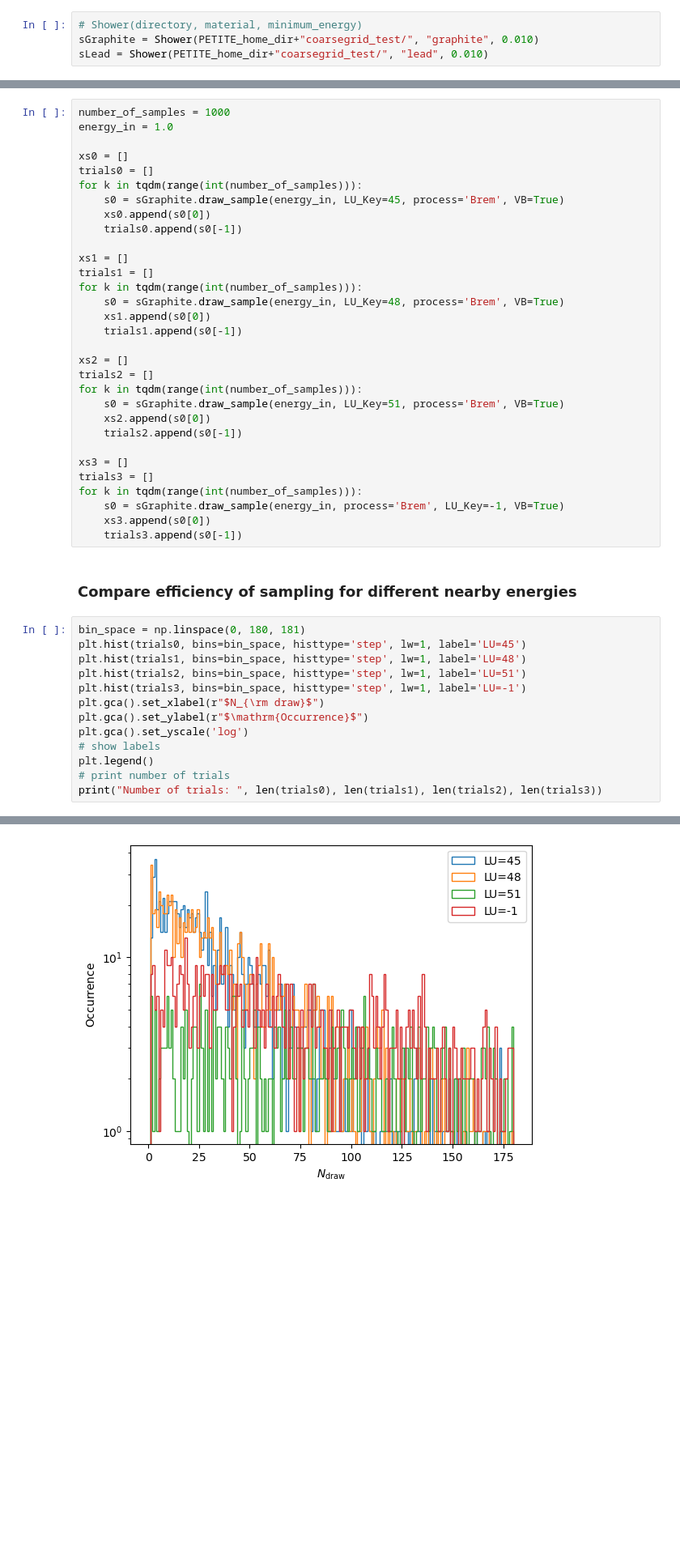
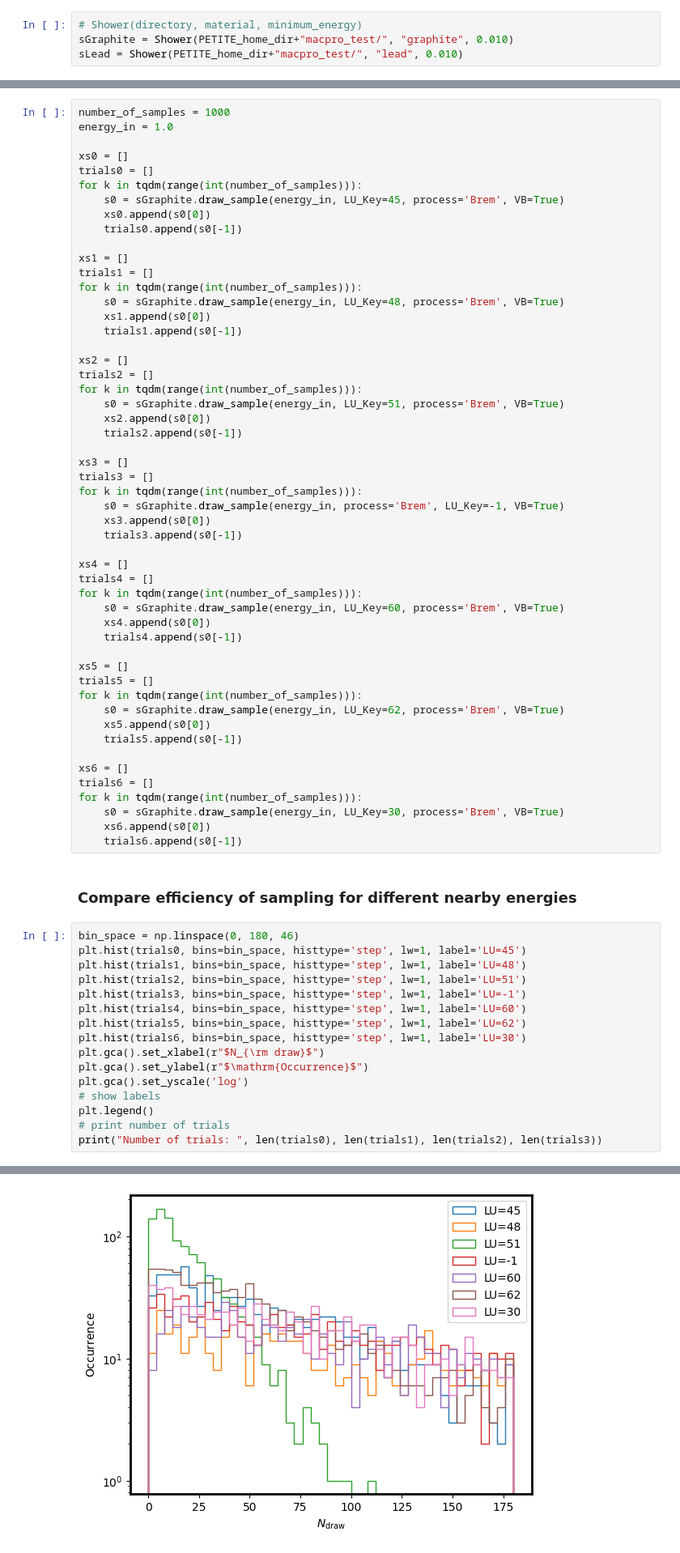
Before and after one commit to kjkellyphys/PETITE, a Jupyter notebook: examples/shower_SM.ipynb, the cells around one changed output, grey strips where cells are left out. Shown at 81% size. Saved outputs shown, nothing was run; the diff lists cells and outputs as text; blank space fills up the shorter version.

Commit message:
Added fine grid in macpro_test

```diff
--- a/examples/shower_SM.ipynb
+++ b/examples/shower_SM.ipynb
@@ -98,8 +98,8 @@ The minimum energy in the shower dictates the run-time. As one attempts to simul
 Pre-loaded materials are lead and graphite, but other materials can be included straightforwardly running other scripts in the PETITE utilities folder
 # %%
 # Shower(directory, material, minimum_energy)
-sGraphite = Shower(PETITE_home_dir+"coarsegrid_test/", "graphite", 0.010)
-sLead = Shower(PETITE_home_dir+"coarsegrid_test/", "lead", 0.010)
+sGraphite = Shower(PETITE_home_dir+"macpro_test/", "graphite", 0.010)
+sLead = Shower(PETITE_home_dir+"macpro_test/", "lead", 0.010)
 # %% [markdown]
 Now we create a list of energies to be used in the simulation.
 # %%
@@ -143,24 +157,48 @@ for k in tqdm(range(int(number_of_samples))):
     s0 = sGraphite.draw_sample(energy_in, process='Brem', LU_Key=-1, VB=True)
     xs3.append(s0[0])
     trials3.append(s0[-1])
+
+xs4 = []
+trials4 = []
+for k in tqdm(range(int(number_of_samples))):
+    s0 = sGraphite.draw_sample(energy_in, LU_Key=60, process='Brem', VB=True)
+    xs4.append(s0[0])
+    trials4.append(s0[-1])
+
+xs5 = []
+trials5 = []
+for k in tqdm(range(int(number_of_samples))):
+    s0 = sGraphite.draw_sample(energy_in, LU_Key=62, process='Brem', VB=True)
+    xs5.append(s0[0])
+    trials5.append(s0[-1])
+
+xs6 = []
+trials6 = []
+for k in tqdm(range(int(number_of_samples))):
+    s0 = sGraphite.draw_sample(energy_in, LU_Key=30, process='Brem', VB=True)
+    xs6.append(s0[0])
+    trials6.append(s0[-1])
 # %% [markdown]
 ### Compare efficiency of sampling for different nearby energies
 # %%
-bin_space = np.linspace(0, 180, 181)
+bin_space = np.linspace(0, 180, 46)
 plt.hist(trials0, bins=bin_space, histtype='step', lw=1, label='LU=45')
 plt.hist(trials1, bins=bin_space, histtype='step', lw=1, label='LU=48')
 plt.hist(trials2, bins=bin_space, histtype='step', lw=1, label='LU=51')
 plt.hist(trials3, bins=bin_space, histtype='step', lw=1, label='LU=-1')
+plt.hist(trials4, bins=bin_space, histtype='step', lw=1, label='LU=60')
+plt.hist(trials5, bins=bin_space, histtype='step', lw=1, label='LU=62')
+plt.hist(trials6, bins=bin_space, histtype='step', lw=1, label='LU=30')
 plt.gca().set_xlabel(r"$N_{\rm draw}$")
 plt.gca().set_ylabel(r"$\mathrm{Occurrence}$")
 plt.gca().set_yscale('log')
 # show labels
 plt.legend()
 # print number of trials
 print("Number of trials: ", len(trials0), len(trials1), len(trials2), len(trials3))
 # %% [output]
 Number of trials:  1000 1000 1000 1000
-[figure, old version]
+[figure, new version]
 # %% [markdown]
 ### Check distributions to see if they are insensitive to choice of integrator object
 # %%
```
Also changed, not shown: parts of 20 cells of this notebook, 56 other files.
